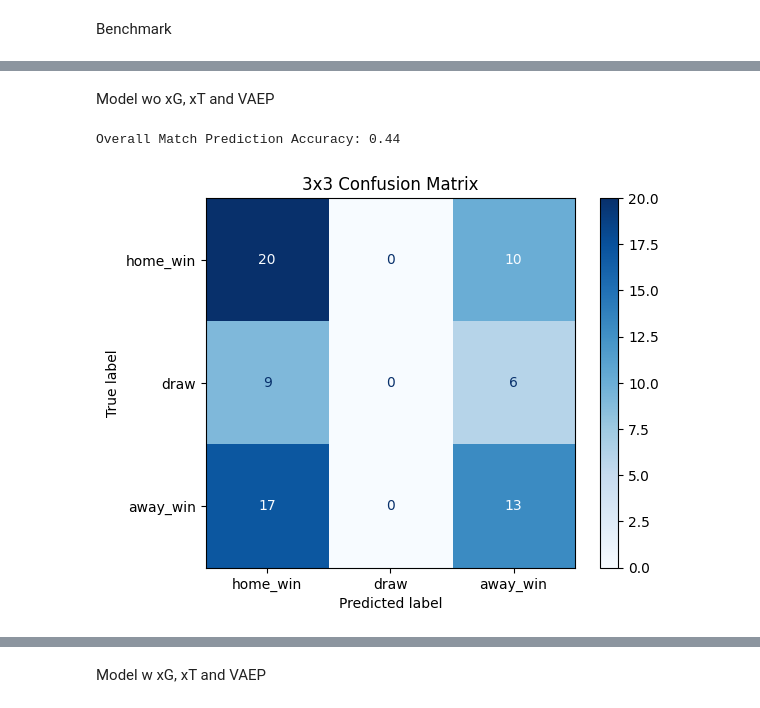
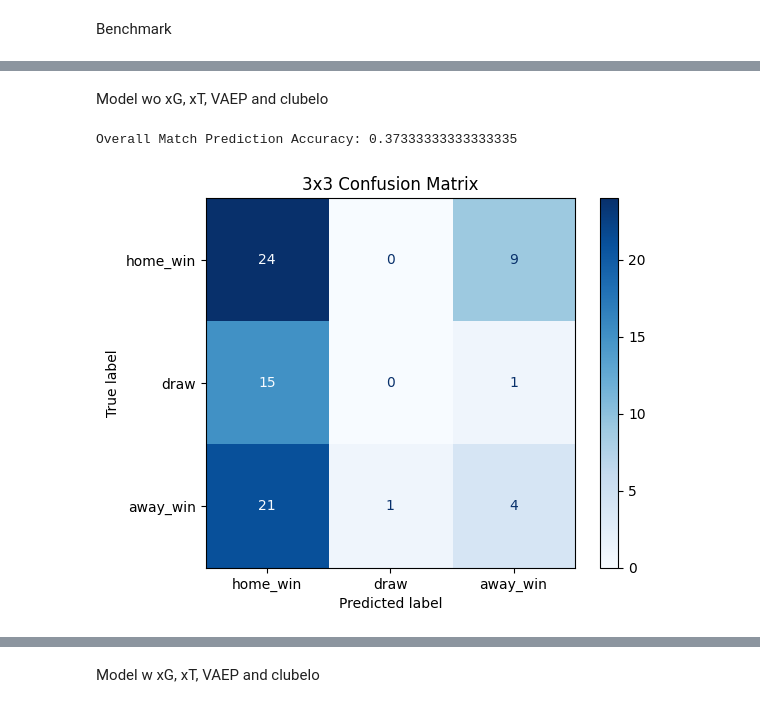
Before and after one commit to gokcnkahramn/cse-552-project, a Jupyter notebook: project.ipynb, the cells around one changed output, grey strips where cells are left out. Cells and saved outputs as stored; diff of their text form; code cells hidden in the pictures.

Commit message:
clubelo added and model y edited

```diff
--- a/project.ipynb
+++ b/project.ipynb
@@ -122,0 +195,20 @@ full_df
+# %%
+# Eski ve yeni isimleri eşle
+name_mapping = {
+    'Bournemouth': 'AFC Bournemouth',
+    'Brighton': 'Brighton & Hove Albion',
+    'Huddersfield': 'Huddersfield Town',
+    'Liverpool': 'Liverpool',
+    'Leicester': 'Leicester City',
+    'Man City': 'Manchester City',
+    'Man United': 'Manchester United',
+    'Newcastle': 'Newcastle United',
+    'Stoke': 'Stoke City',
+    'Swansea': 'Swansea City',
+    'Tottenham': 'Tottenham Hotspur',
+    'West Brom': 'West Bromwich Albion',
+    'West Ham': 'West Ham United'
+}
+
+# Club kolonundaki isimleri değiştir
+clubelo_df['Club'] = clubelo_df['Club'].replace(name_mapping)
@@ -583,5 +718,5 @@ A          34  37  37
 # %% [markdown]
-Model wo xG, xT and VAEP
+Model wo xG, xT, VAEP and clubelo
 # %%
 # -------------------------------
 # 1️⃣ İlk 30 Dakika Filtresi
@@ -667,21 +802,20 @@ def clean_column_names(df):
     return df
 
 # -------------------------------
-# 5️⃣ Maç Özeti ve Skorlar
+# 5️⃣ Maç Özeti ve match_result ile Etiketler
 # -------------------------------
 match_features = summarize_match(first_30_min)
 match_features = clean_column_names(match_features)
 
-np.random.seed(42)
-match_scores = pd.DataFrame({
-    'matchId': match_features.index,
-    'home_score': np.random.randint(0,5,len(match_features)),
-    'away_score': np.random.randint(0,5,len(match_features))
-})
+# match_result: H (home win), A (away win), D (draw)
+match_results = full_df.groupby('matchId')['match_result'].first().reset_index()
+match_features = match_features.merge(match_results, on='matchId')
 
-match_features = match_features.merge(match_scores, on='matchId')
-match_features['draw'] = (match_features['home_score'] == match_features['away_score']).astype(int)
-match_features['winner'] = match_features.apply(lambda row: 1 if row['home_score'] > row['away_score'] else 0, axis=1)
+# Draw ve Winner sütunları
+match_features['draw'] = (match_features['match_result'] == 'D').astype(int)
+match_features['winner'] = match_features['match_result'].apply(
+    lambda x: 1 if x=='H' else (0 if x=='A' else np.nan)
+)
 
 # -------------------------------
 # 6️⃣ Train/Test Split
@@ -693,11 +827,11 @@ train_size = int(0.8 * n)
 train_data = match_features.iloc[:train_size]
 test_data = match_features.iloc[train_size:]
 
-X_train = train_data.drop(columns=['home_score','away_score','draw','winner','match_date'], errors='ignore')
+X_train = train_data.drop(columns=['match_result','draw','winner','match_date'], errors='ignore')
 y_train_draw = train_data['draw']
 y_train_winner = train_data['winner']
 
-X_test = test_data.drop(columns=['home_score','away_score','draw','winner','match_date'], errors='ignore')
+X_test = test_data.drop(columns=['match_result','draw','winner','match_date'], errors='ignore')
 y_test_draw = test_data['draw']
 y_test_winner = test_data['winner']
 
@@ -720,7 +854,7 @@ model_stage2.fit(X_train_no_draw, y_train_winner_no_draw)
 # -------------------------------
 overall_pred = []
 for idx, row in test_data.iterrows():
-    X = row.drop(labels=['home_score','away_score','draw','winner','match_date'], errors='ignore').to_frame().T
+    X = row.drop(labels=['match_result','draw','winner','match_date'], errors='ignore').to_frame().T
     draw_pred = model_stage1.predict(X)[0]
     if draw_pred == 1:
         overall_pred.append('draw')
@@ -730,35 +864,35 @@ for idx, row in test_data.iterrows():
 
 # Gerçek sonuçlar
 def real_result(row):
     if row['draw'] == 1:
         return 'draw'
     else:
         return 'home_win' if row['winner'] == 1 else 'away_win'
 
 real_results = test_data.apply(real_result, axis=1)
 
 # Overall accuracy
 overall_acc = accuracy_score(real_results, overall_pred)
 print("Overall Match Prediction Accuracy:", overall_acc)
 
 # -------------------------------
 # 🔹 3x3 Confusion Matrix
 # -------------------------------
 labels = ['home_win', 'draw', 'away_win']
 cm = confusion_matrix(real_results, overall_pred, labels=labels)
 disp = ConfusionMatrixDisplay(confusion_matrix=cm, display_labels=labels)
 disp.plot(cmap=plt.cm.Blues)
 plt.title("3x3 Confusion Matrix")
 plt.show()
 
 # -------------------------------
 # 🔹 Detaylı Maç+Takım Özeti
 # -------------------------------
 match_team_features = summarize_match_team(first_30_min)
 match_team_features.head()
 # %% [output]
-Overall Match Prediction Accuracy: 0.44
+Overall Match Prediction Accuracy: 0.37333333333333335
-[figure, old version]
+[figure, new version]
 |  | matchId | team_name | event_PASS_count | event_DUEL_count | event_BALL_OUT_count | distinct_players | ... |
 | 0 | 2499719 | Arsenal | 249 | 75 | 0 | 12 | ... |
 | 1 | 2499719 | Leicester City | 83 | 74 | 20 | 12 | ... |
@@ -766,7 +900,7 @@ Overall Match Prediction Accuracy: 0.44
 | 3 | 2499720 | Manchester City | 232 | 52 | 0 | 12 | ... |
 | 4 | 2499721 | Burnley | 140 | 59 | 13 | 12 | ... |
 # %% [markdown]
-Model w xG, xT and VAEP
+Model w xG, xT, VAEP and clubelo
 # %%
 # -------------------------------
 # 1️⃣ İlk 30 Dakika Filtresi
```
Also changed, not shown: parts of 16 cells of this notebook, 2 other files.
